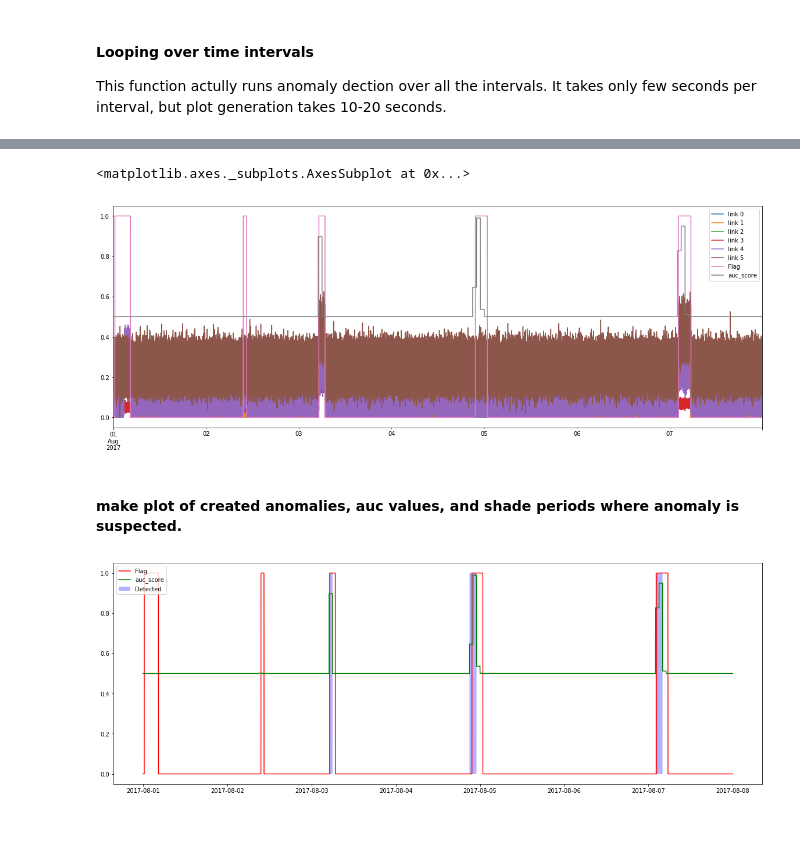
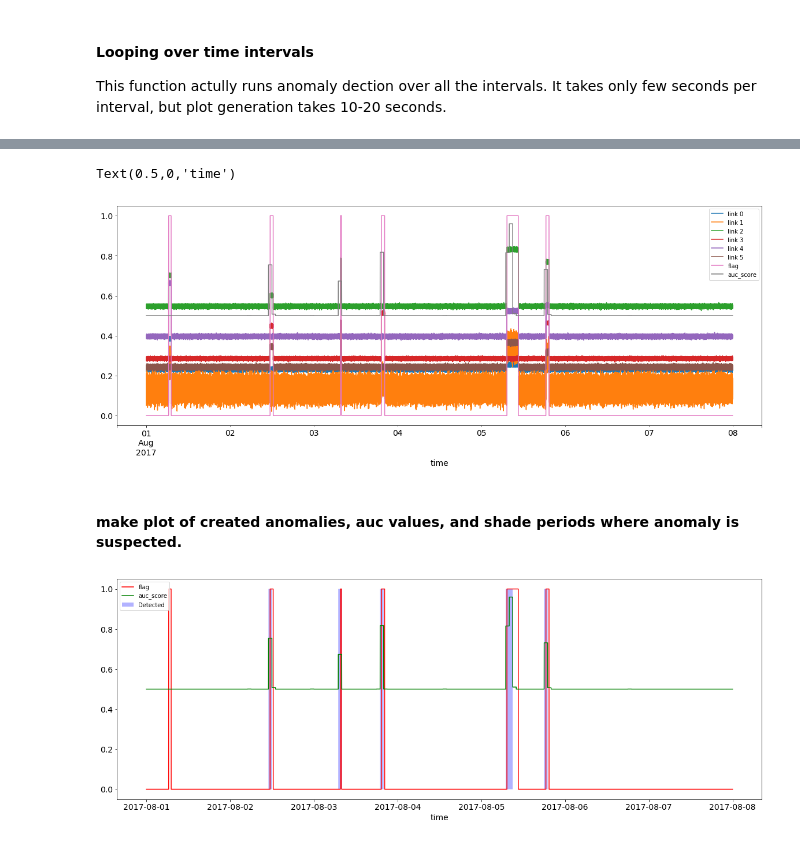
Before and after one commit to ivukotic/ML_platform_tests, a Jupyter notebook: tutorial/ilija/AnomalyDetection/BDT/Testing BDT AD on simulated data.ipynb, the cells around one changed output, grey strips where cells are left out. Saved outputs shown, nothing was run; the diff lists cells and outputs as text; code cells hidden in the pictures.

```diff
--- a/tutorial/ilija/AnomalyDetection/BDT/Testing BDT AD on simulated data.ipynb
+++ b/tutorial/ilija/AnomalyDetection/BDT/Testing BDT AD on simulated data.ipynb
@@ -65,11 +32,0 @@ df.head()
-# %%
-to_generate = int(n_timesteps * p_anomaly)
-for a in range(to_generate):
-    affects = random.sample(range(n_series), random.randint(1, n_series))
-    duration = int(max_anomaly_duration * random.random())
-    start = int(n_timesteps * random.random())
-    end = min(start+duration, n_timesteps)
-    print('affected:', affects, df.iloc[start].name, df.iloc[end].name)
-    for s in affects:
-        df.iloc[start:end,s] = df.iloc[start:end,s] + random.random() * 0.2
-    df.iloc[start:end,n_series]=1
@@ -87,0 +33,4 @@ df[df>1] = 1
+# %%
+df =  simulated_data.get_simulated_data()
+# df =  simulated_data.get_simulated_fixed_data()
+df.head()
@@ -102,12 +65,12 @@ def check_for_anomaly(ref, sub):
 
     y_ref = pd.Series([0] * ref.shape[0])
     X_ref = ref
-    del X_ref['Flag']
+    del X_ref['flag']
     del X_ref['auc_score']
 
     y_sub = pd.Series([1] * sub.shape[0])
     X_sub=sub
-    del X_sub['Flag']
+    del X_sub['flag']
     del X_sub['auc_score']
 
     # separate Reference and Subject into Train and Test
@@ -271,19 +272,21 @@ auc_score =  0.5        feature importances: [ 0.24  0.12  0.12  0.2   0.1   0.2
 # %%
-df.plot(figsize=(20,7))
+ax = df.plot(figsize=(20,7))
+ax.set_xlabel("time", fontsize=14)
 # %% [output]
-<matplotlib.axes._subplots.AxesSubplot at 0x...>
+Text(0.5,0,'time')
-[figure, old version]
+[figure, new version]
 # %% [markdown]
 #### make plot of created anomalies, auc values, and shade periods where anomaly is suspected.
 # %%
 fig, ax = plt.subplots(figsize=(20,7))
+ax.set_xlabel("time", fontsize=14)
 df.loc[:,'Detected'] = 0
 df.loc[df.auc_score>0.55,'Detected']=1
 df.head()
-ax.plot(df.Flag, 'r')
+ax.plot(df.flag, 'r')
 ax.plot(df.auc_score,'g')
 ax.fill( df.Detected, 'b', alpha=0.3)
 ax.legend(loc='upper left')
 plt.show()
 # %% [output]
-[figure, old version]
+[figure, new version]
```
Also changed, not shown: parts of 12 cells of this notebook, 5 other files.
